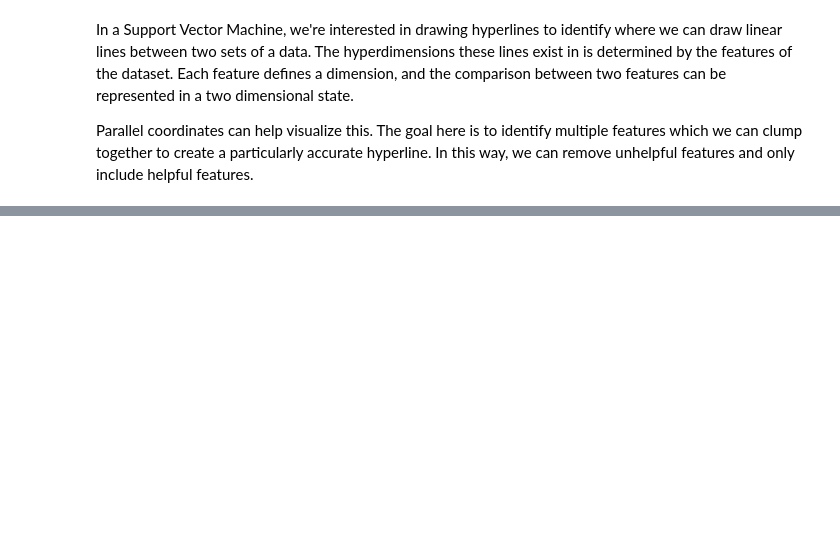
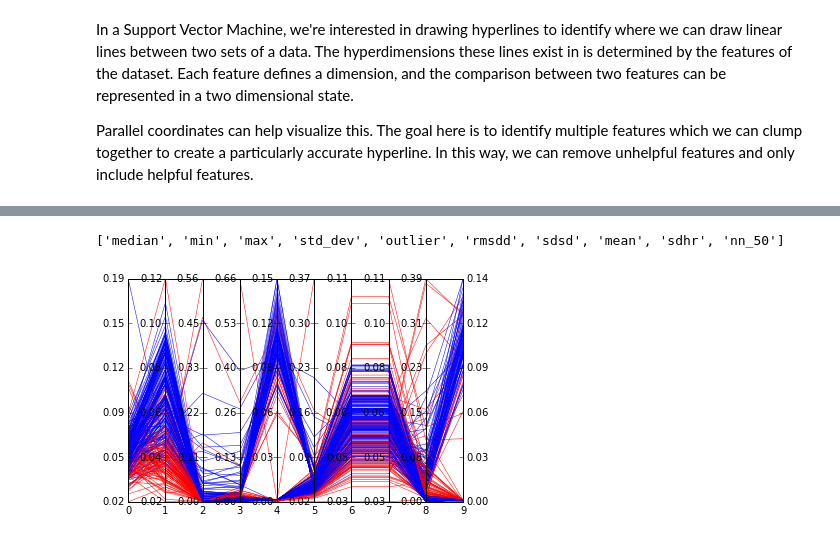
Before and after one commit to ltoscano/zagreus, a Jupyter notebook: data_vis.ipynb, the cells around one changed output, grey strips where cells are left out. Saved outputs shown, nothing was run; the diff lists cells and outputs as text; code cells hidden in the pictures; blank space fills up the shorter version.

```diff
--- a/data_vis.ipynb
+++ b/data_vis.ipynb
@@ -24,0 +25,6 @@ run("normal")
+# %%
+# sorts the parallel coordinates in increasing order based on the average SCD class normalized feature values
+run("scd")
+# %% [output]
+['median', 'min', 'max', 'std_dev', 'outlier', 'rmsdd', 'sdsd', 'mean', 'sdhr', 'nn_50']
+[figure, added]
```
Also changed, not shown: parts of 4 cells of this notebook, 2 other files.
